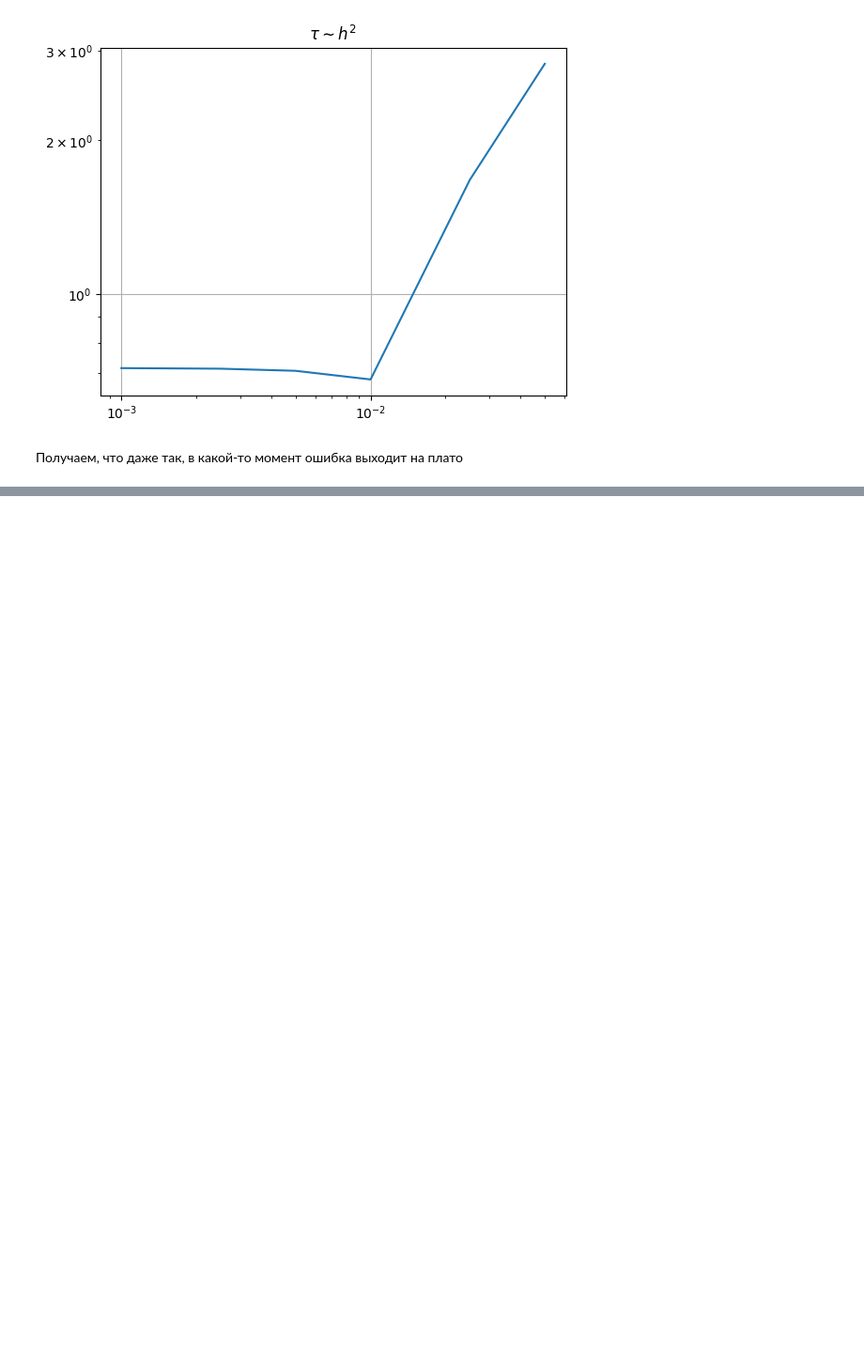
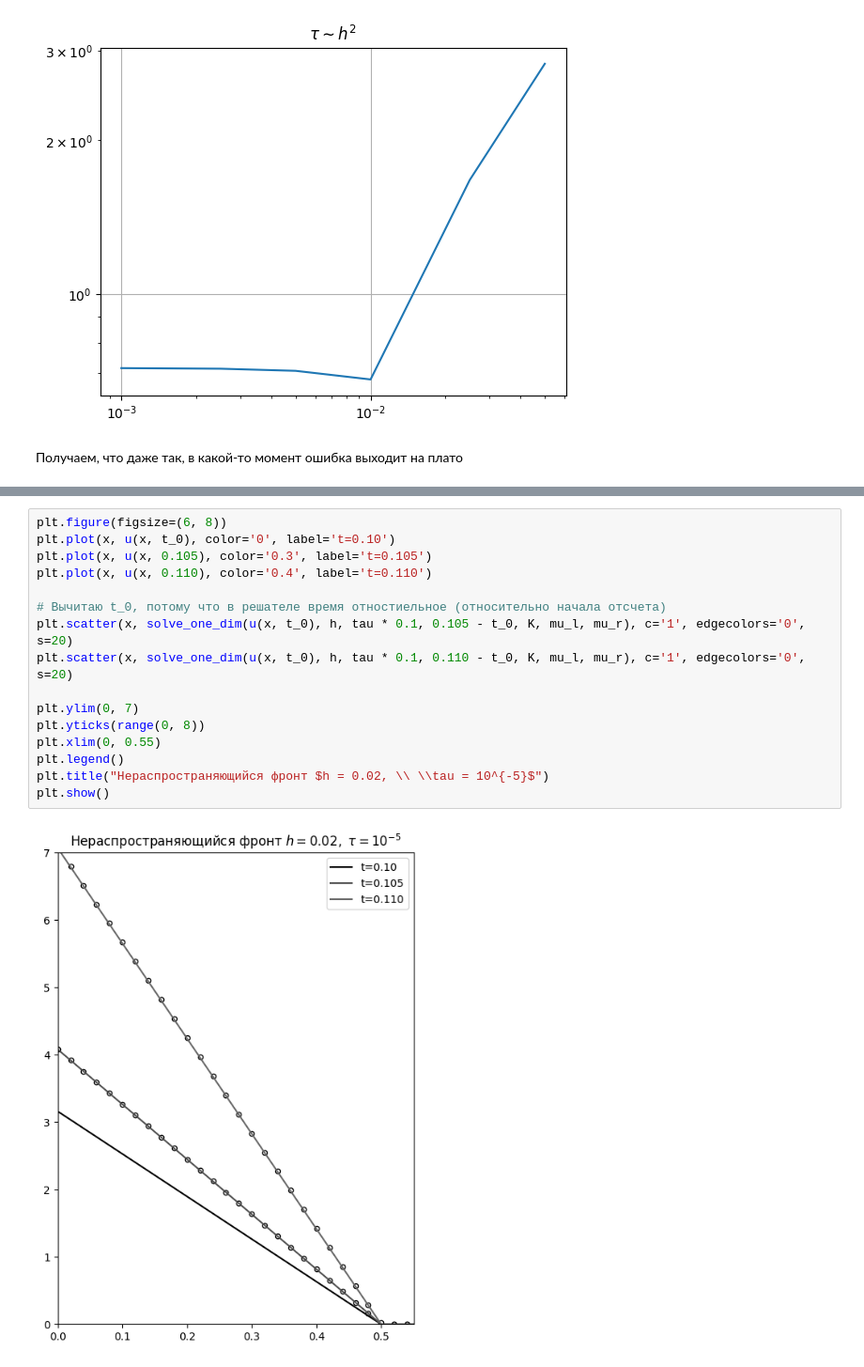
Before and after one commit to Xopppek/heat_equation, a Jupyter notebook: heat_equation.ipynb, the cells around one changed output, grey strips where cells are left out. Shown at 94% size. Cells and saved outputs as stored; diff of their text form; blank space fills up the shorter version.

```diff
--- a/heat_equation.ipynb
+++ b/heat_equation.ipynb
@@ -223,0 +317,18 @@ plt.show()
+# %%
+plt.figure(figsize=(6, 8))
+plt.plot(x, u(x, t_0), color='0', label='t=0.10')
+plt.plot(x, u(x, 0.105), color='0.3', label='t=0.105')
+plt.plot(x, u(x, 0.110), color='0.4', label='t=0.110')
+
+# Вычитаю t_0, потому что в решателе время отностиельное (относительно начала отсчета)
+plt.scatter(x, solve_one_dim(u(x, t_0), h, tau * 0.1, 0.105 - t_0, K, mu_l, mu_r), c='1', edgecolors='0', s=20)
+plt.scatter(x, solve_one_dim(u(x, t_0), h, tau * 0.1, 0.110 - t_0, K, mu_l, mu_r), c='1', edgecolors='0', s=20)
+
+plt.ylim(0, 7)
+plt.yticks(range(0, 8))
+plt.xlim(0, 0.55)
+plt.legend()
+plt.title("Нераспространяющийся фронт $h = 0.02, \\ \\tau = 10^{-5}$")
+plt.show()
+# %% [output]
+[figure, added]
```
Also changed, not shown: parts of 7 cells of this notebook.
